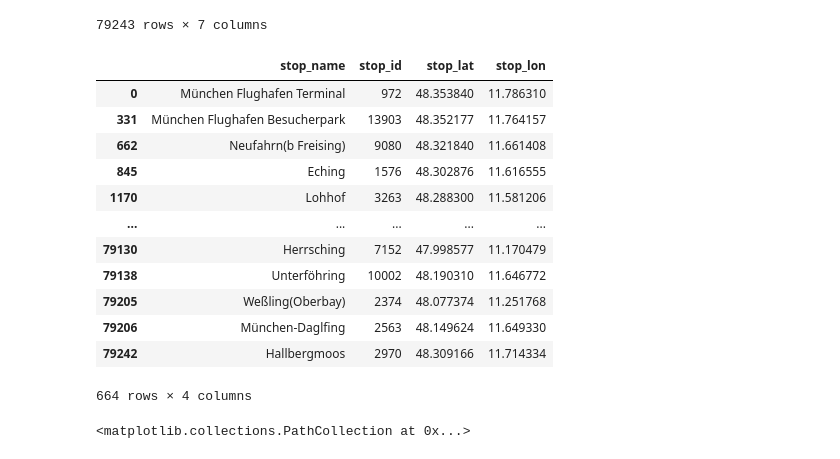
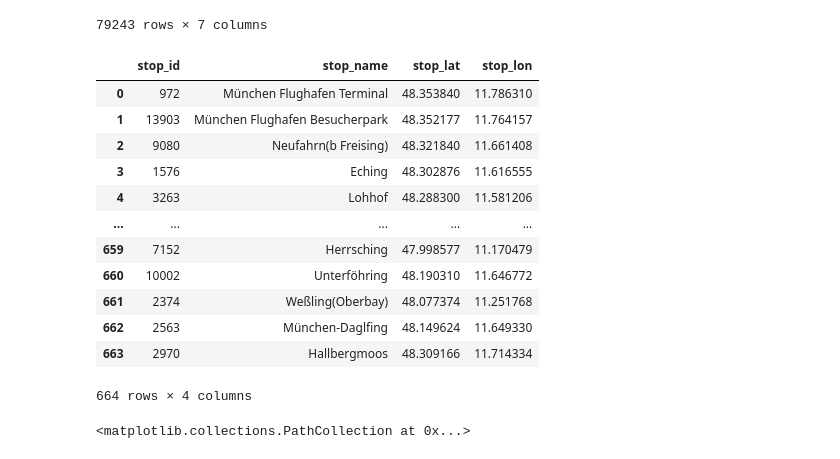
Before and after one commit to joaolucasmartins/NS2022, a Jupyter notebook: preprocessing/explore.ipynb, the cells around one changed output. Drawn from its saved outputs; the diff is of its cells as text; code cells hidden in the pictures.

```diff
--- a/preprocessing/explore.ipynb
+++ b/preprocessing/explore.ipynb
@@ -56,7 +56,7 @@ agency[agency['agency_id'] == 73]
 |  | agency_id | agency_name | agency_url | agency_timezone | agency_lang |
 | 86 | 73 | DB Regio AG Bayern | https://www.bahn.de | Europe/Berlin | de |
 # %%
-routes_sbahn = routes[
+routes_sbahn = routes.loc[
     (routes['agency_id'] == 73) &
     (routes['route_long_name'].str.startswith('S')) &
     ~(routes['route_long_name'].str.fullmatch('S60'))
@@ -75,9 +75,8 @@ routes_sbahn
 | 871 | S7 | S7 | 73 | 2 | 105 |
 | 880 | S8 | S8 | 73 | 2 | 11 |
 # %%
-trips_sbahn = pd.merge(routes_sbahn, trips, on='route_id', how='inner')
+trips_sbahn = pd.merge(routes_sbahn.loc[:, 'route_id'], trips, on='route_id', how='inner')
 del trips
-trips_sbahn = trips_sbahn[trips_cols.keys()]
 trips_sbahn
 # %% [output]
 |  | route_id | service_id | direction_id | trip_id |
@@ -94,9 +93,8 @@ trips_sbahn
 | 4356 | 11 | 98 | 0 | 70929 |
 4357 rows × 4 columns
 # %%
-stop_times_sbahn = pd.merge(trips_sbahn, stop_times, on='trip_id', how='inner')
+stop_times_sbahn = pd.merge(trips_sbahn.loc[:, 'trip_id'], stop_times, on='trip_id', how='inner')
 del stop_times
-stop_times_sbahn = stop_times_sbahn[stop_times_cols.keys()]
 stop_times_sbahn
 # %% [output]
 |  | trip_id | arrival_time | departure_time | stop_id | stop_sequence | pickup_type | drop_off_type |
@@ -113,23 +111,22 @@ stop_times_sbahn
 | 79242 | 70929 | 22:24:00 | 22:24:00 | 2240 | 22 | NaN | NaN |
 79243 rows × 7 columns
 # %%
-stops_sbahn = pd.merge(stop_times_sbahn, stops, on='stop_id', how='inner')
+stops_sbahn = pd.merge(stop_times_sbahn.loc[:, 'stop_id'].drop_duplicates(), stops, on='stop_id', how='inner')
 del stops
-stops_sbahn = stops_sbahn[stops_cols.keys()].drop_duplicates()
 stops_sbahn
 # %% [output]
-|  | stop_name | stop_id | stop_lat | stop_lon |
-| 0 | München Flughafen Terminal | 972 | 48.353840 | 11.786310 |
-| 331 | München Flughafen Besucherpark | 13903 | 48.352177 | 11.764157 |
-| 662 | Neufahrn(b Freising) | 9080 | 48.321840 | 11.661408 |
-| 845 | Eching | 1576 | 48.302876 | 11.616555 |
-| 1170 | Lohhof | 3263 | 48.288300 | 11.581206 |
+|  | stop_id | stop_name | stop_lat | stop_lon |
+| 0 | 972 | München Flughafen Terminal | 48.353840 | 11.786310 |
+| 1 | 13903 | München Flughafen Besucherpark | 48.352177 | 11.764157 |
+| 2 | 9080 | Neufahrn(b Freising) | 48.321840 | 11.661408 |
+| 3 | 1576 | Eching | 48.302876 | 11.616555 |
+| 4 | 3263 | Lohhof | 48.288300 | 11.581206 |
 | ... | ... | ... | ... | ... |
-| 79130 | Herrsching | 7152 | 47.998577 | 11.170479 |
-| 79138 | Unterföhring | 10002 | 48.190310 | 11.646772 |
-| 79205 | Weßling(Oberbay) | 2374 | 48.077374 | 11.251768 |
-| 79206 | München-Daglfing | 2563 | 48.149624 | 11.649330 |
-| 79242 | Hallbergmoos | 2970 | 48.309166 | 11.714334 |
+| 659 | 7152 | Herrsching | 47.998577 | 11.170479 |
+| 660 | 10002 | Unterföhring | 48.190310 | 11.646772 |
+| 661 | 2374 | Weßling(Oberbay) | 48.077374 | 11.251768 |
+| 662 | 2563 | München-Daglfing | 48.149624 | 11.649330 |
+| 663 | 2970 | Hallbergmoos | 48.309166 | 11.714334 |
 664 rows × 4 columns
 # %%
 plt.scatter(stops_sbahn['stop_lon'], stops_sbahn['stop_lat'])
```
Also changed, not shown: parts of 18 cells of this notebook.
